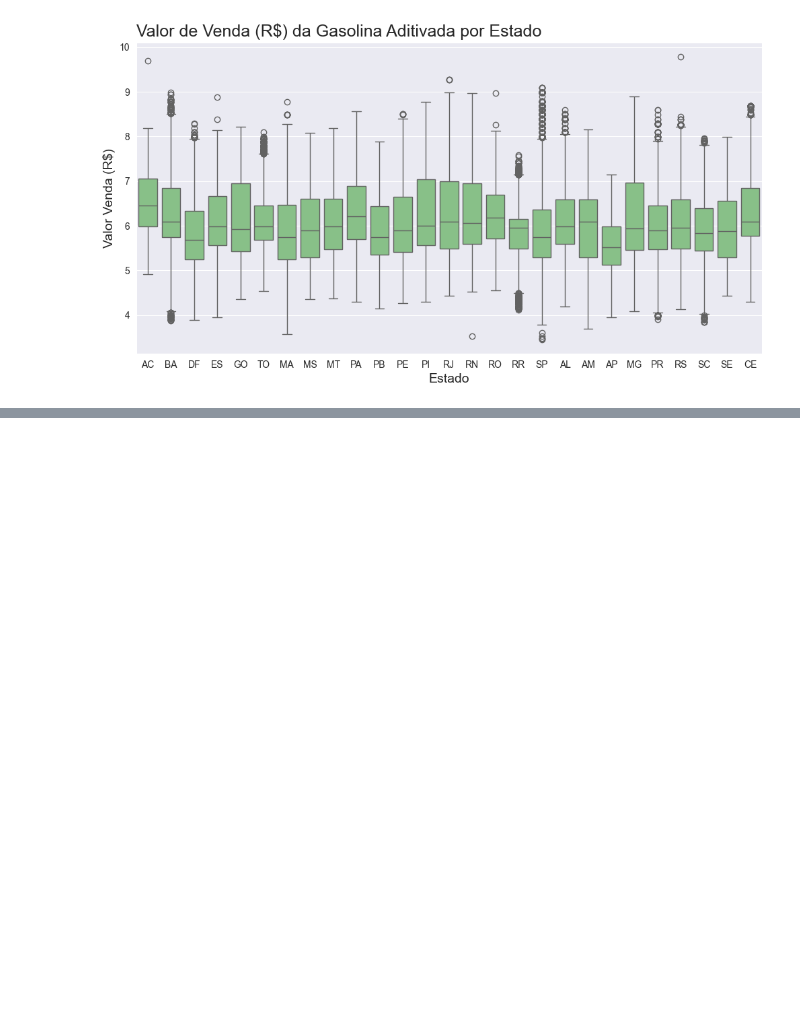
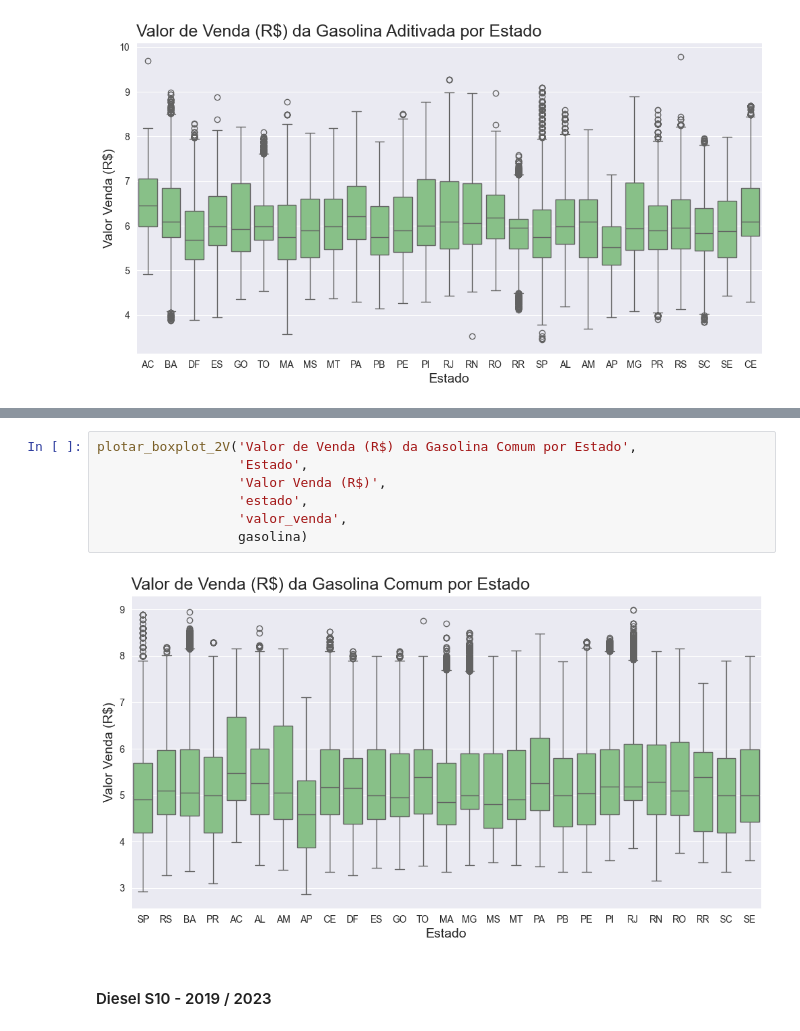
Before and after one commit to camimq/data_viz_and_production_models, a Jupyter notebook: analise_de_negocios/1_Ligacao_banco_dados.ipynb, the cells around one changed output, grey strips where cells are left out. Cells and saved outputs as stored; diff of their text form; blank space fills up the shorter version.

```diff
--- a/analise_de_negocios/1_Ligacao_banco_dados.ipynb
+++ b/analise_de_negocios/1_Ligacao_banco_dados.ipynb
@@ -559,0 +558,11 @@ plotar_boxplot_2V('Valor de Venda (R$) da Gasolina Aditivada por Estado',
+# %%
+plotar_boxplot_2V('Valor de Venda (R$) da Gasolina Comum por Estado',
+                  'Estado',
+                  'Valor Venda (R$)',
+                  'estado',
+                  'valor_venda',
+                  gasolina)
+# %% [output]
+[figure, added]
+# %% [markdown]
+#### Diesel S10 - 2019 / 2023
```
Also changed, not shown: parts of 32 cells of this notebook.
